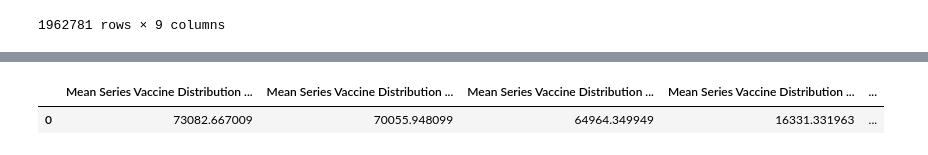
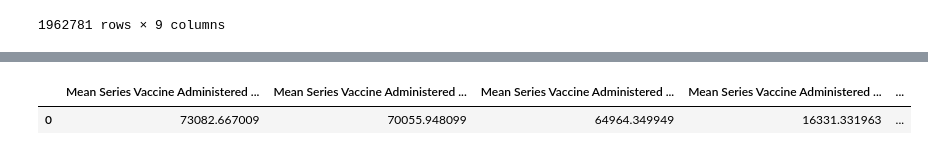
Before and after one commit to tinalina1003/Project1-Group4, a Jupyter notebook: Keyana/Age vs Vaccinations Administered.ipynb, the cells around one changed output, grey strips where cells are left out. Cells and saved outputs as stored; diff of their text form; code cells hidden in the pictures.

```diff
--- a/Keyana/Age vs Vaccinations Administered.ipynb
+++ b/Keyana/Age vs Vaccinations Administered.ipynb
@@ -191,50 +191,50 @@ summary_dose1_df
 # %%
 # Summary statistics for series
 mean_series_5 = vaccine_df['Administered Series (5 Plus)'].mean()
 median_series_5 = vaccine_df['Administered Series (5 Plus)'].median()
 variance_series_5 = vaccine_df['Administered Series (5 Plus)'].var()
 std_dev_series_5 = vaccine_df['Administered Series (5 Plus)'].std()
 sem_series_5 = vaccine_df['Administered Series (5 Plus)'].sem()
 
 mean_series_12 = vaccine_df['Administered Series (12 Plus)'].mean()
 median_series_12 = vaccine_df['Administered Series (12 Plus)'].median()
 variance_series_12 = vaccine_df['Administered Series (12 Plus)'].var()
 std_dev_series_12 = vaccine_df['Administered Series (12 Plus)'].std()
 sem_series_12 = vaccine_df['Administered Series (12 Plus)'].sem()
 
 mean_series_18 = vaccine_df['Administered Series (18 Plus)'].mean()
 median_series_18 = vaccine_df['Administered Series (18 Plus)'].median()
 variance_series_18 = vaccine_df['Administered Series (18 Plus)'].var()
 std_dev_series_18 = vaccine_df['Administered Series (18 Plus)'].std()
 sem_series_18 = vaccine_df['Administered Series (18 Plus)'].sem()
 
 mean_series_65 = vaccine_df['Administered Series (65 Plus)'].mean()
 median_series_65 = vaccine_df['Administered Series (65 Plus)'].median()
 variance_series_65 = vaccine_df['Administered Series (65 Plus)'].var()
 std_dev_series_65 = vaccine_df['Administered Series (65 Plus)'].std()
 sem_series_65 = vaccine_df['Administered Series (65 Plus)'].sem()
 
-summary_series_df = pd.DataFrame({"Mean Series Vaccine Distribution (Age 5+)": mean_series_5,
-                                  "Mean Series Vaccine Distribution (Age 12+)": mean_series_12,
-                                  "Mean Series Vaccine Distribution (Age 18+)": mean_series_18,
-                                  "Mean Series Vaccine Distribution (Age 65+)": mean_series_65,
-                                  "Median Series Vaccine Distribution (Age 5+)": median_series_5,
-                                  "Median Series Vaccine Distribution (Age 12+)": median_series_12,
-                                  "Median Series Vaccine Distribution (Age 18+)": median_series_18,
-                                  "Median Series Vaccine Distribution (Age 65+)": median_series_65,
-                                  "Series Vaccine Distribution Variance (Age 5+)": variance_series_5,
-                                  "Series Vaccine Distribution Variance (Age 12+)": variance_series_12,
-                                  "Series Vaccine Distribution Variance (Age 18+)": variance_series_18,
-                                  "Series Vaccine Distribution Variance (Age 65+)": variance_series_65,
-                                  "Series Vaccine Distribution Std. Dev (Age 5+)": std_dev_series_5,
-                                  "Series Vaccine Distribution Std. Dev (Age 12+)": std_dev_series_12,
-                                  "Series Vaccine Distribution Std. Dev (Age 18+)": std_dev_series_18,
-                                  "Series Vaccine Distribution Std. Dev (Age 65+)": std_dev_series_65,
-                                  "Series Vaccine Distribution Std. Err (Age 5+)": sem_series_5,
-                                  "Series Vaccine Distribution Std. Err (Age 12+)": sem_series_12,
-                                  "Series Vaccine Distribution Std. Err (Age 18+)": sem_series_18,
-                                  "Series Vaccine Distribution Std. Err (Age 65+)": sem_series_65}, index=[0])
+summary_series_df = pd.DataFrame({"Mean Series Vaccine Administered (Age 5+)": mean_series_5,
+                                  "Mean Series Vaccine Administered (Age 12+)": mean_series_12,
+                                  "Mean Series Vaccine Administered (Age 18+)": mean_series_18,
+                                  "Mean Series Vaccine Administered (Age 65+)": mean_series_65,
+                                  "Median Series Vaccine Administered (Age 5+)": median_series_5,
+                                  "Median Series Vaccine Administered (Age 12+)": median_series_12,
+                                  "Median Series Vaccine Administered (Age 18+)": median_series_18,
+                                  "Median Series Vaccine Administered (Age 65+)": median_series_65,
+                                  "Series Vaccine Administered Variance (Age 5+)": variance_series_5,
+                                  "Series Vaccine Administered Variance (Age 12+)": variance_series_12,
+                                  "Series Vaccine Administered Variance (Age 18+)": variance_series_18,
+                                  "Series Vaccine Administered Variance (Age 65+)": variance_series_65,
+                                  "Series Vaccine Administered Std. Dev (Age 5+)": std_dev_series_5,
+                                  "Series Vaccine Administered Std. Dev (Age 12+)": std_dev_series_12,
+                                  "Series Vaccine Administered Std. Dev (Age 18+)": std_dev_series_18,
+                                  "Series Vaccine Administered Std. Dev (Age 65+)": std_dev_series_65,
+                                  "Series Vaccine Administered Std. Err (Age 5+)": sem_series_5,
+                                  "Series Vaccine Administered Std. Err (Age 12+)": sem_series_12,
+                                  "Series Vaccine Administered Std. Err (Age 18+)": sem_series_18,
+                                  "Series Vaccine Administered Std. Err (Age 65+)": sem_series_65}, index=[0])
 summary_series_df
 # %% [output]
-|  | Mean Series Vaccine Distribution ... | Mean Series Vaccine Distribution ... | Mean Series Vaccine Distribution ... | Mean Series Vaccine Distribution ... | ... |
+|  | Mean Series Vaccine Administered ... | Mean Series Vaccine Administered ... | Mean Series Vaccine Administered ... | Mean Series Vaccine Administered ... | ... |
 | 0 | 73082.667009 | 70055.948099 | 64964.349949 | 16331.331963 | ... |
```
Also changed, not shown: parts of 12 cells of this notebook, 1 other file.
